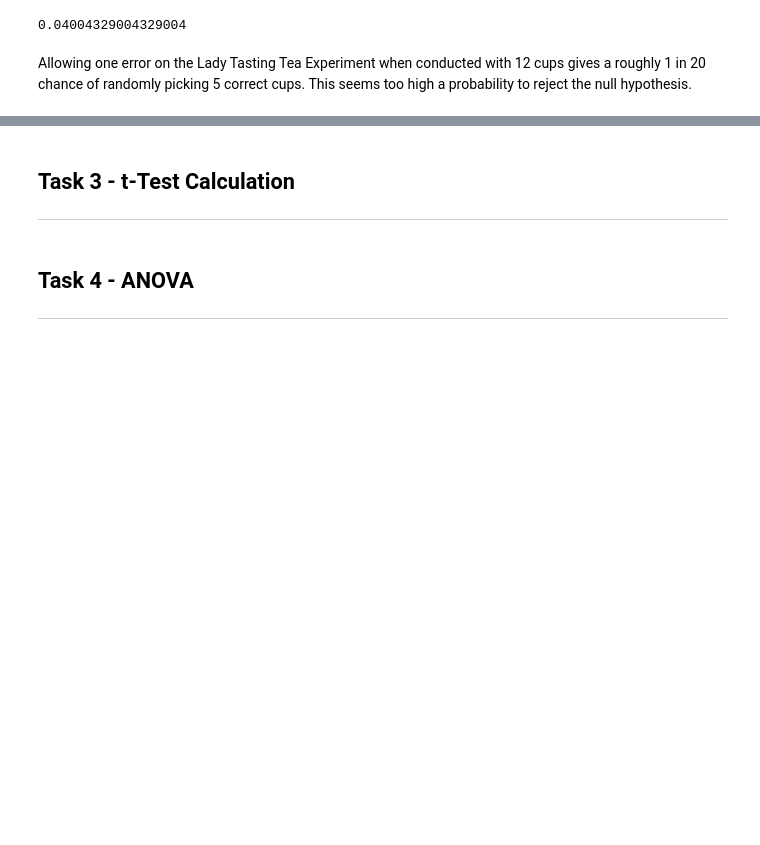
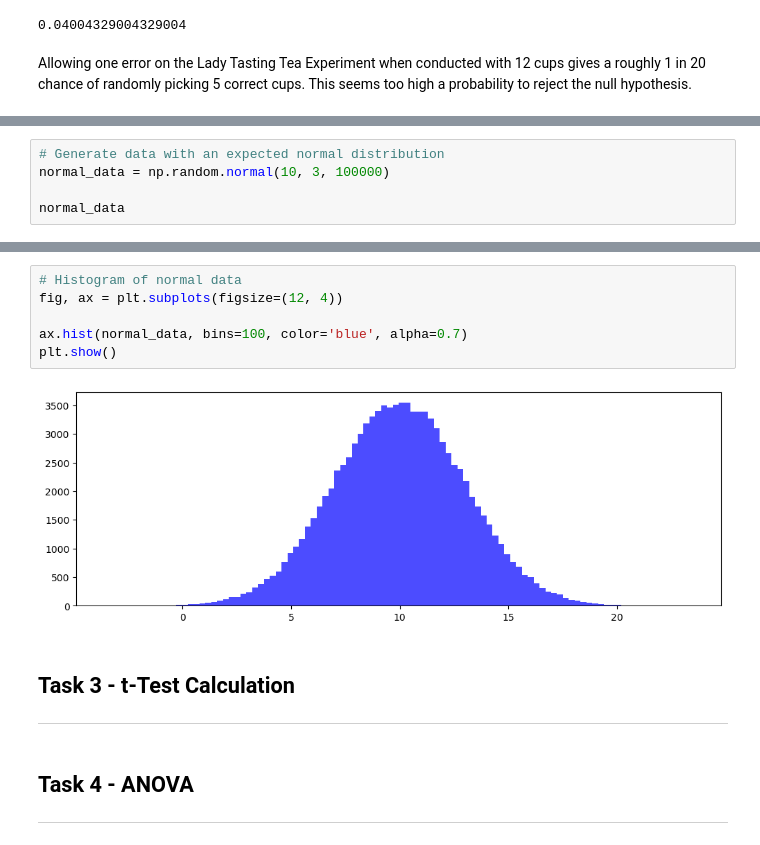
Before and after one commit to tomdbrophy/applied_statistics, a Jupyter notebook: tasks.ipynb, the cells around one changed output, grey strips where cells are left out. Cells and saved outputs as stored; diff of their text form; blank space fills up the shorter version.

```diff
--- a/tasks.ipynb
+++ b/tasks.ipynb
@@ -129,0 +136,5 @@ ___
+# %%
+# Generate data with an expected normal distribution
+normal_data = np.random.normal(10, 3, 100000)
+
+normal_data
@@ -130,3 +162,11 @@ ___
+# %%
+# Histogram of normal data
+fig, ax = plt.subplots(figsize=(12, 4))
+
+ax.hist(normal_data, bins=100, color='blue', alpha=0.7)
+plt.show()
+# %% [output]
+[figure, added]
 # %% [markdown]
 ## Task 3 - t-Test Calculation
 
```
Also changed, not shown: parts of 10 cells of this notebook.
